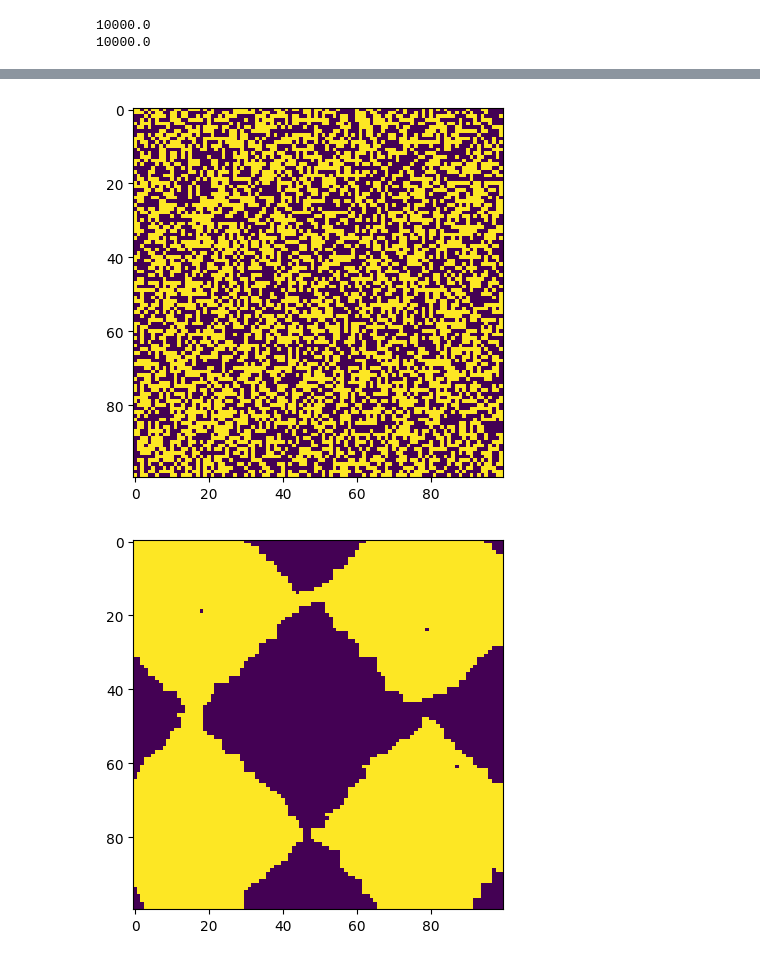
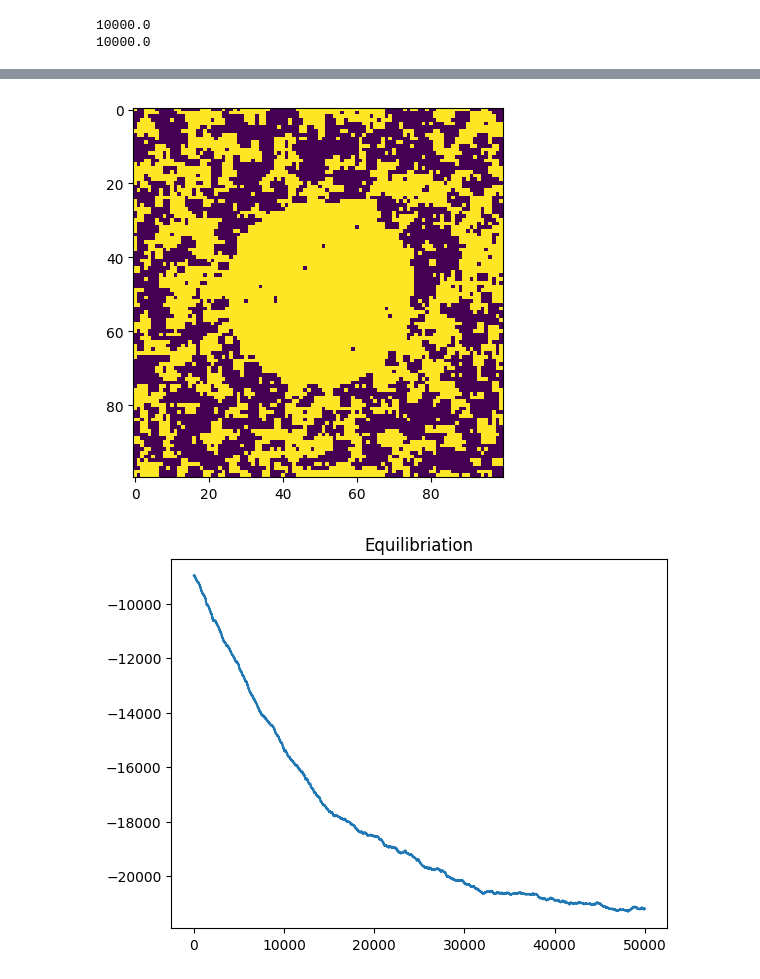
Before and after one commit to jocelas/ACOMP, a Jupyter notebook: ising/ising.ipynb, the cells around one changed output, grey strips where cells are left out. Saved outputs shown, nothing was run; the diff lists cells and outputs as text; code cells hidden in the pictures.

Commit message:
Created a circle function in the middle of the ising model.

```diff
--- a/ising/ising.ipynb
+++ b/ising/ising.ipynb
@@ -114,33 +170,4 @@ print(np.sum(a)); print(np.sum(a_in))
 # %%
-def energy(a,j, H):
-    h = -j * (a * (np.roll(a,1,axis=0) + np.roll(a,1, axis = 1))) - H * a
-    return np.sum(h)
-
-def sin_H(n,factor=0.5):
-    x = np.arange(n)
-    y = np.arange(n)
-    return np.sin(factor*x[:, None]) + np.sin(factor * y[None, :])
-
-def randominitial(n):
-    b = np.random.choice(2,(n,n))
-    b[b==0] = -1
-    return b
-
-def probabilities(j,T):
-
-    probs = []
-    dE = np.array([-8,-4.,0.,4.,8.])
-    dE *= j
-
-    if T == 0:
-        probs = [1,1,1,0,0]
-        return dict(zip(dE,probs))
-
-    for de in dE:
-        probs.append(min(1,np.exp(-de*(T)**(-1))))
-    return dict(zip(dE, probs))
-
-
 
 def convergence(steps:int, n,j,T,a_in, H = np.zeros((n,n), dtype = 'int'), fname = 'animation.mp4'):
 
@@ -198,18 +225,24 @@ def convergence(steps:int, n,j,T,a_in, H = np.zeros((n,n), dtype = 'int'), fname
 
 n = 100
 a_in = randominitial(n)
-steps = 100000
-T = 0.2
-H = sin_H(n, factor = 0.1)
+steps = 50000
+T = 2.6
+#H = sin_H(n, factor = 0.1)
+#H = 10*circle_H(n,n/4)
 
-step, u, a, a_in = convergence(int(steps), n, 1, T, a_in, H = H, fname = f'animation_T1.5.mp4')
+H = np.zeros((n,n))
+
+step, u, a, a_in = convergence(int(steps), n, 1, T, a_in, H = H, fname = f'equil.mp4')
 plt.plot(step, u)
-plt.title(str(i))
+plt.title('Equilibriation')
 plt.show()
 
 
-plt.imshow(a_in)
+a_in = a.copy()
+H = 5*circle_H(n,n/4)
+
+step, u, a, a_in = convergence(int(steps), n, 1, T, a_in, H = H, fname = f'animation_circle_T{T}.mp4')
+plt.plot(step, u)
+plt.title('Equilibriation')
 plt.show()
-plt.imshow(a)
-plt.show()
 # %% [output]
@@ -218,2 +251,2 @@ plt.show()
-[figure, old version]
+[figure, new version]
-[figure, old version]
+[figure, new version]
```
Also changed, not shown: parts of 2 cells of this notebook, 5 other files.
